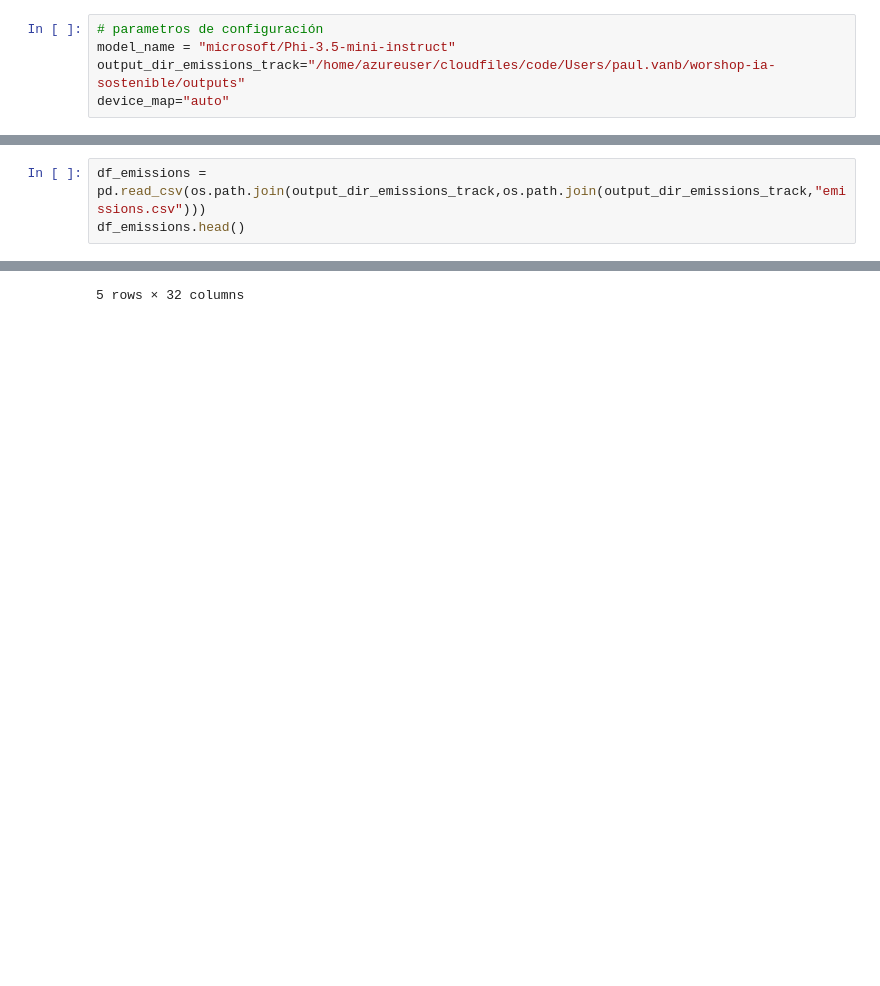
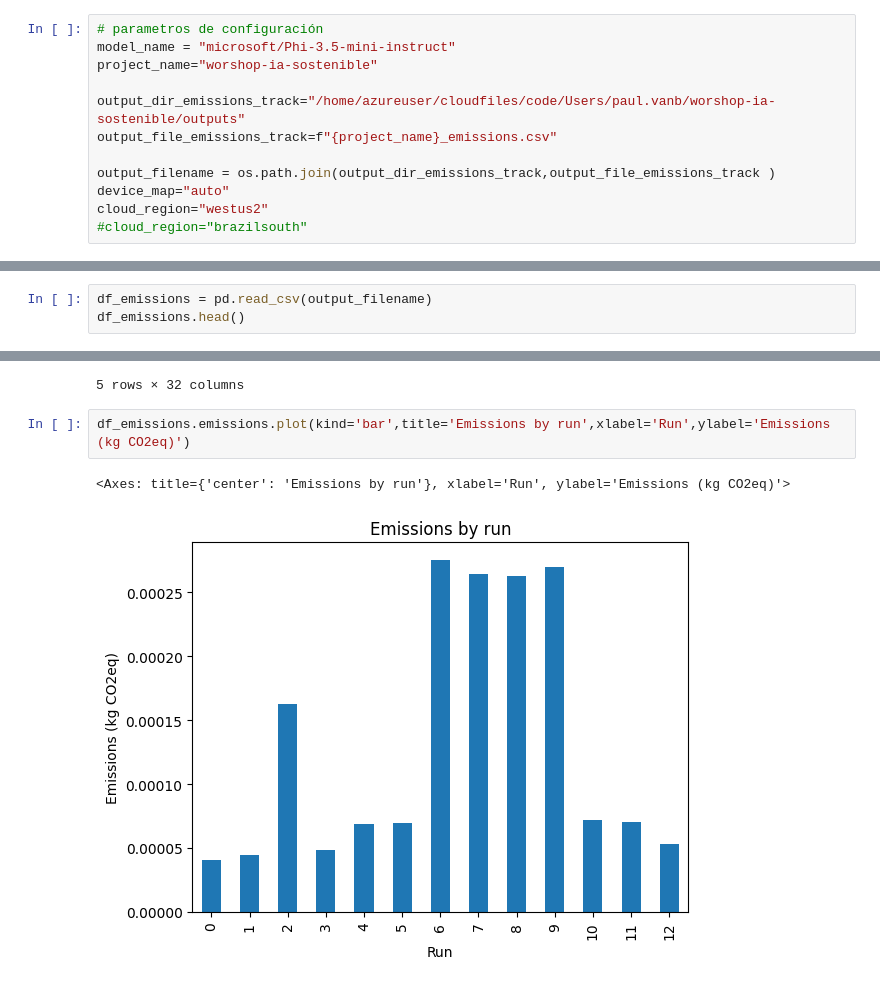
Before and after one commit to Spain-AI/worshop-ia-sostenible, a Jupyter notebook: notebooks/01_MSFT_workshop-sost-ai_codecarbon.ipynb, the cells around one changed output, grey strips where cells are left out. Saved outputs shown, nothing was run; the diff lists cells and outputs as text; blank space fills up the shorter version.

Commit message:
add plots for visualization

```diff
--- a/notebooks/01_MSFT_workshop-sost-ai_codecarbon.ipynb
+++ b/notebooks/01_MSFT_workshop-sost-ai_codecarbon.ipynb
@@ -67,8 +68,15 @@ False
 # %%
 # parametros de configuración
 model_name = "microsoft/Phi-3.5-mini-instruct"
+project_name="worshop-ia-sostenible"
+
 output_dir_emissions_track="/home/azureuser/cloudfiles/code/Users/paul.vanb/worshop-ia-sostenible/outputs"
+output_file_emissions_track=f"{project_name}_emissions.csv"
+
+output_filename = os.path.join(output_dir_emissions_track,output_file_emissions_track )
 device_map="auto"
+cloud_region="westus2"
+#cloud_region="brazilsouth"
 # %%
 
 def wrap_text(text, width=100):
@@ -318,7 +375,7 @@ answer_to_different_messages(pipe,["Qué es la sostenibilidad?","Qué es la huel
 # %% [markdown]
 https://mlco2.github.io/codecarbon/output.html#output
 # %%
-df_emissions = pd.read_csv(os.path.join(output_dir_emissions_track,os.path.join(output_dir_emissions_track,"emissions.csv")))
+df_emissions = pd.read_csv(output_filename)
 df_emissions.head()
 # %% [output]
 |  | timestamp | project_name | run_id | experiment_id | duration | emissions | emissions_rate | cpu_power | ... |
@@ -328,3 +385,8 @@ df_emissions.head()
 | 3 | 2025-02-19T15:49:45 | codecarbon | c29eaeff-7e73-4de2-81f5-2d7d7e121a0f | D08fa668-aed9-4ee9-a535-dedb1361039c | 20.548237 | 0.000049 | 0.000002 | 97.5 | ... |
 | 4 | 2025-02-23T09:48:15 | codecarbon | d50c6d8e-a5bd-46a7-8b1d-18e21a2c39b1 | D08fa668-aed9-4ee9-a535-dedb1361039c | 29.065790 | 0.000069 | 0.000002 | 97.5 | ... |
 5 rows × 32 columns
+# %%
+df_emissions.emissions.plot(kind='bar',title='Emissions by run',xlabel='Run',ylabel='Emissions (kg CO2eq)')
+# %% [output]
+<Axes: title={'center': 'Emissions by run'}, xlabel='Run', ylabel='Emissions (kg CO2eq)'>
+[figure, added]
```
Also changed, not shown: parts of 9 cells of this notebook.
